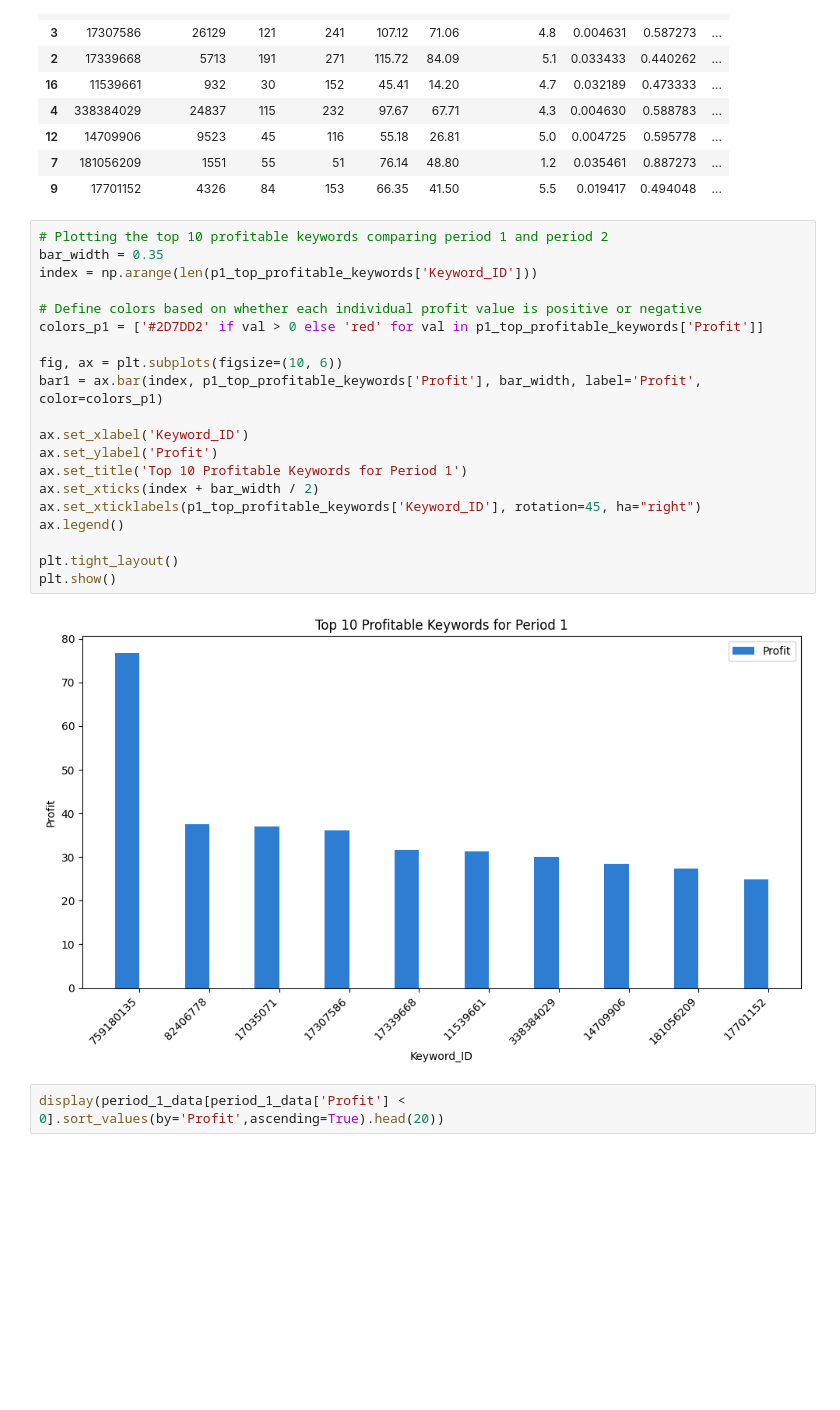
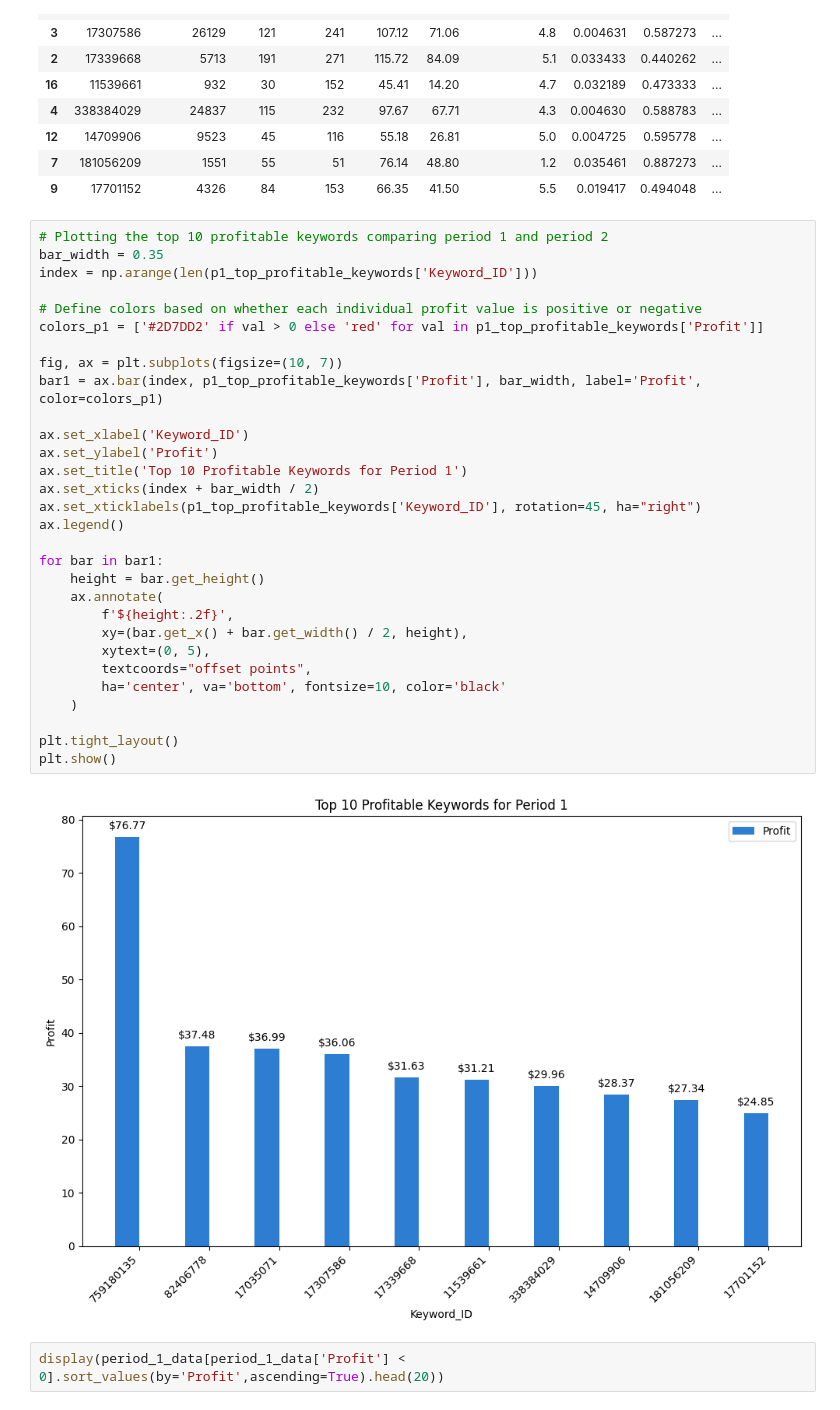
Before and after one commit to JohnDuongOC/keyword-project, a Jupyter notebook: analysis.ipynb, the cells around one changed output. Saved outputs shown, nothing was run; the diff lists cells and outputs as text; blank space fills up the shorter version.

Commit message:
updated graphs

```diff
--- a/analysis.ipynb
+++ b/analysis.ipynb
@@ -273,25 +274,35 @@ display(p1_top_profitable_keywords)
 # %%
 # Plotting the top 10 profitable keywords comparing period 1 and period 2
 bar_width = 0.35
 index = np.arange(len(p1_top_profitable_keywords['Keyword_ID']))
 
 # Define colors based on whether each individual profit value is positive or negative
 colors_p1 = ['#2D7DD2' if val > 0 else 'red' for val in p1_top_profitable_keywords['Profit']]
 
-fig, ax = plt.subplots(figsize=(10, 6))
+fig, ax = plt.subplots(figsize=(10, 7))
 bar1 = ax.bar(index, p1_top_profitable_keywords['Profit'], bar_width, label='Profit', color=colors_p1)
 
 ax.set_xlabel('Keyword_ID')
 ax.set_ylabel('Profit')
 ax.set_title('Top 10 Profitable Keywords for Period 1')
 ax.set_xticks(index + bar_width / 2)
 ax.set_xticklabels(p1_top_profitable_keywords['Keyword_ID'], rotation=45, ha="right")
 ax.legend()
 
+for bar in bar1:
+    height = bar.get_height()
+    ax.annotate(
+        f'${height:.2f}',
+        xy=(bar.get_x() + bar.get_width() / 2, height),
+        xytext=(0, 5),
+        textcoords="offset points",
+        ha='center', va='bottom', fontsize=10, color='black'
+    )
+
 plt.tight_layout()
 plt.show()
 # %% [output]
-[figure, old version]
+[figure, new version]
 # %%
 display(period_1_data[period_1_data['Profit'] < 0].sort_values(by='Profit',ascending=True).head(20))
 # %% [output]
```
Also changed, not shown: parts of 7 cells of this notebook, 10 other files.
